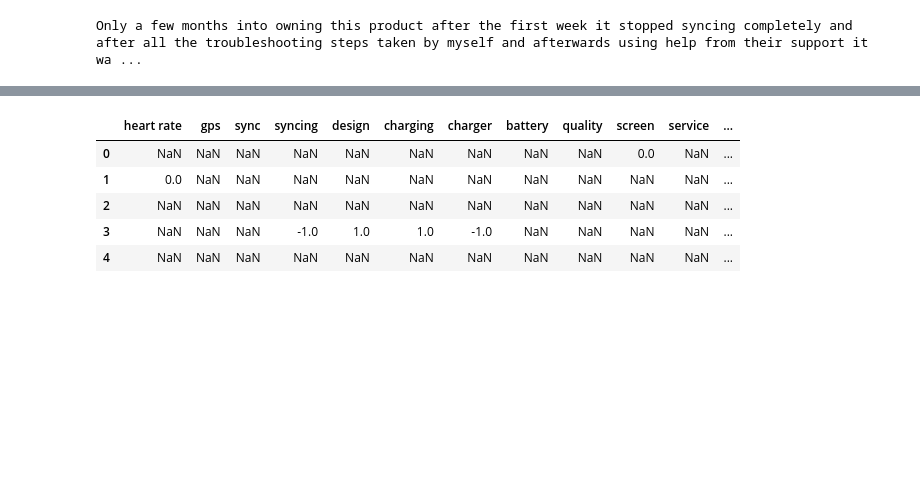
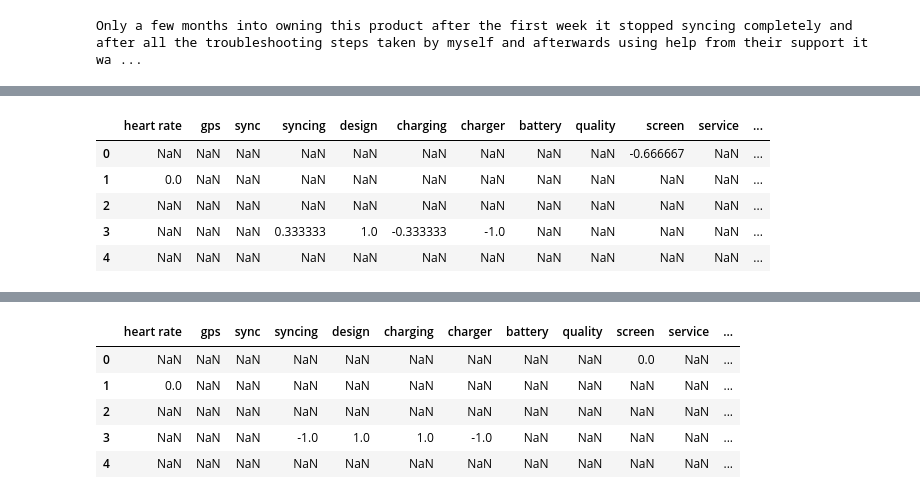
Before and after one commit to deeplearnersatgmrit/Amazon-Reviews, a Jupyter notebook: Charge_3_ABSA.ipynb, the cells around one changed output, grey strips where cells are left out. Saved outputs shown, nothing was run; the diff lists cells and outputs as text; code cells hidden in the pictures; blank space fills up the shorter version.

```diff
--- a/Charge_3_ABSA.ipynb
+++ b/Charge_3_ABSA.ipynb
@@ -233,0 +289,9 @@ compound: 0.6908, neg: 0.0, neu: 0.814, pos: 0.186,
+# %%
+new_df.head()
+# %% [output]
+|  | heart rate | gps | sync | syncing | design | charging | charger | battery | quality | screen | service | ... |
+| 0 | NaN | NaN | NaN | NaN | NaN | NaN | NaN | NaN | NaN | -0.666667 | NaN | ... |
+| 1 | 0.0 | NaN | NaN | NaN | NaN | NaN | NaN | NaN | NaN | NaN | NaN | ... |
+| 2 | NaN | NaN | NaN | NaN | NaN | NaN | NaN | NaN | NaN | NaN | NaN | ... |
+| 3 | NaN | NaN | NaN | 0.333333 | 1.0 | -0.333333 | -1.0 | NaN | NaN | NaN | NaN | ... |
+| 4 | NaN | NaN | NaN | NaN | NaN | NaN | NaN | NaN | NaN | NaN | NaN | ... |
```
Also changed, not shown: parts of 39 cells of this notebook.
